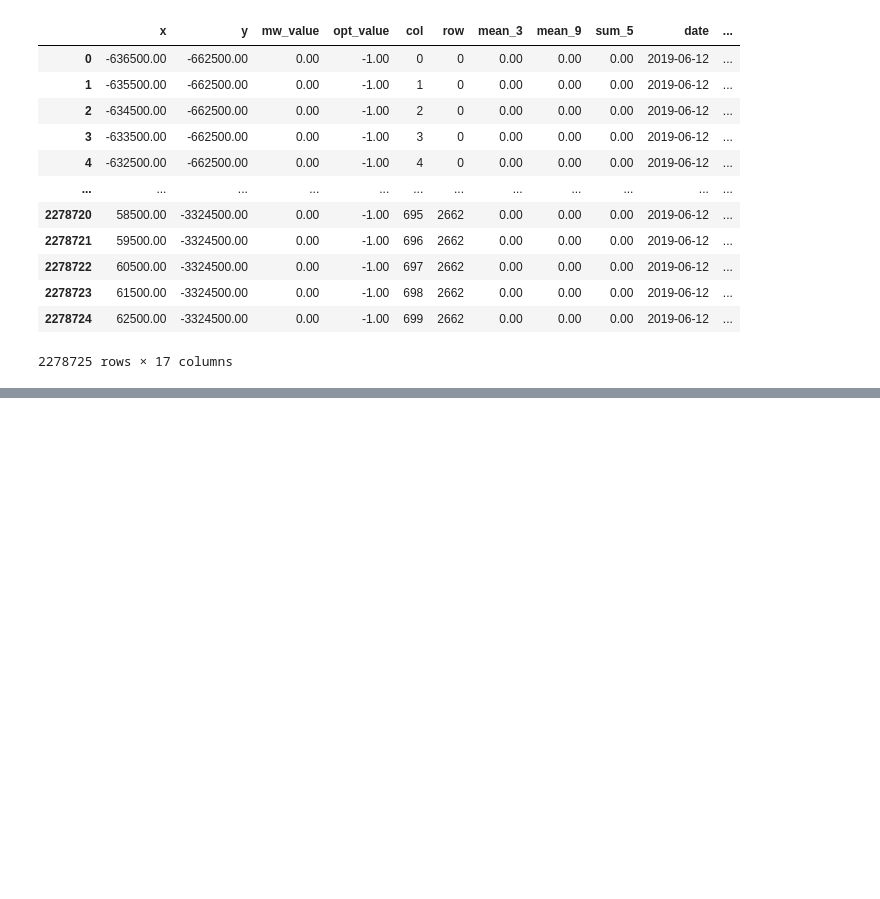
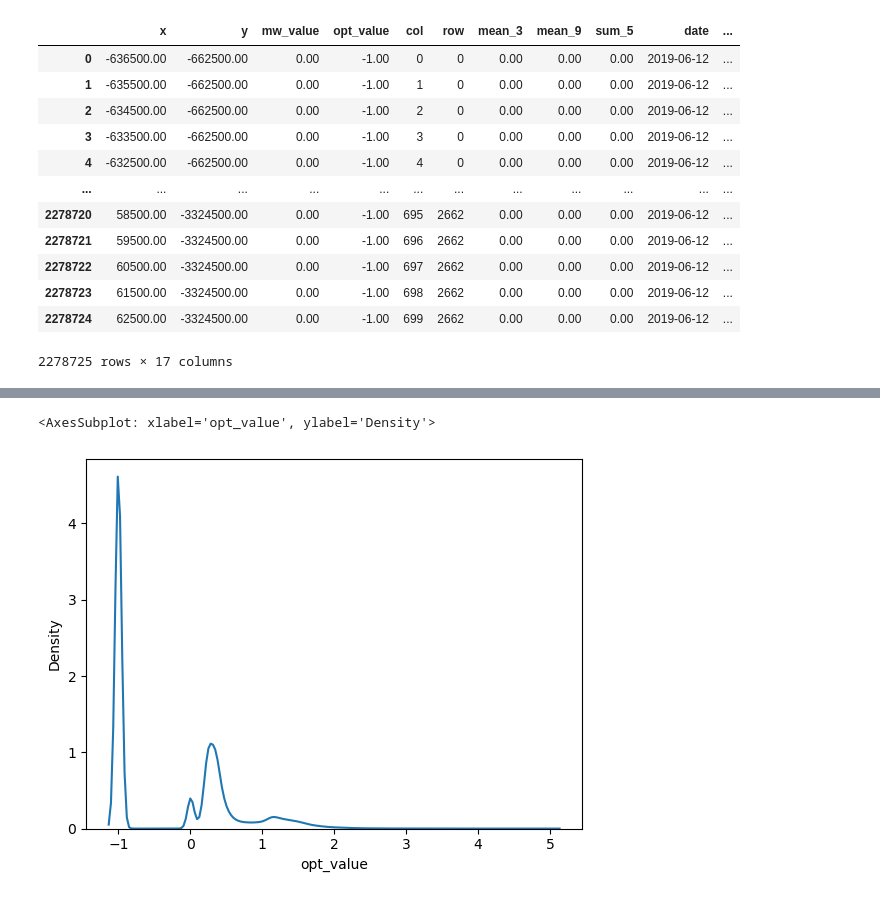
Before and after one commit to linaskerath/RP_Greenland, a Jupyter notebook: Scripts/04_feature_engineering.ipynb, the cells around one changed output, grey strips where cells are left out. Saved outputs shown, nothing was run; the diff lists cells and outputs as text; code cells hidden in the pictures; blank space fills up the shorter version.

```diff
--- a/Scripts/04_feature_engineering.ipynb
+++ b/Scripts/04_feature_engineering.ipynb
@@ -220,7 +221,7 @@ def add_temporal_information(df, melt_date):
 
     if os.path.isfile(file_path_yesterday):
         df_yesteday = pd.read_parquet(file_path_yesterday)
-        df_temporal["mw_yesterday"] = df_yesteday["mw_value"]
+        df_temporal["mw_value_yesterday"] = df_yesteday["mw_value"]
         # df_temporal = df_temporal.join(df_yesterday[["mw_value", "mean_3", "mean_9", "sum_5"]].add_suffix("_yesterday"))
 
         last_7_days = pd.date_range((today - dt.timedelta(days=7)), yesterday).copy()
@@ -313,10 +314,10 @@ def main(mw_files_list, df_plain_files_list, path_elevation, out_path, write = F
                 df = pd.merge(df, df_elevation, how = 'left', on = ['y', 'x'])
                 # get and merge slope data:
                 df_slope = get_slope(data_elevation_rasterio)
-                df = pd.merge(df, df_slope[["slope_data"]], how="left", right_index=True, left_index=True)
+                df = pd.merge(df, df_slope, how="left", on=["col", "row"])
                 # get and merge aspect data:
                 df_aspect = get_aspect(data_elevation_rasterio)
-                df = pd.merge(df, df_aspect[["aspect_data"]], how="left", right_index=True, left_index=True)
+                df = pd.merge(df, df_aspect, how="left", on=["col", "row"])
                 # add and merge distance to margin data:
                 df_distance = array_to_df(distance_margin, 'distance_to_margin')
                 df = pd.merge(df, df_distance, how = 'left', on = ['row', 'col'])
@@ -351,0 +365,5 @@ df
+# %%
+sns.kdeplot(df['opt_value'])
+# %% [output]
+<AxesSubplot: xlabel='opt_value', ylabel='Density'>
+[figure, added]
```
Also changed, not shown: parts of 7 cells of this notebook, 1 other file.
